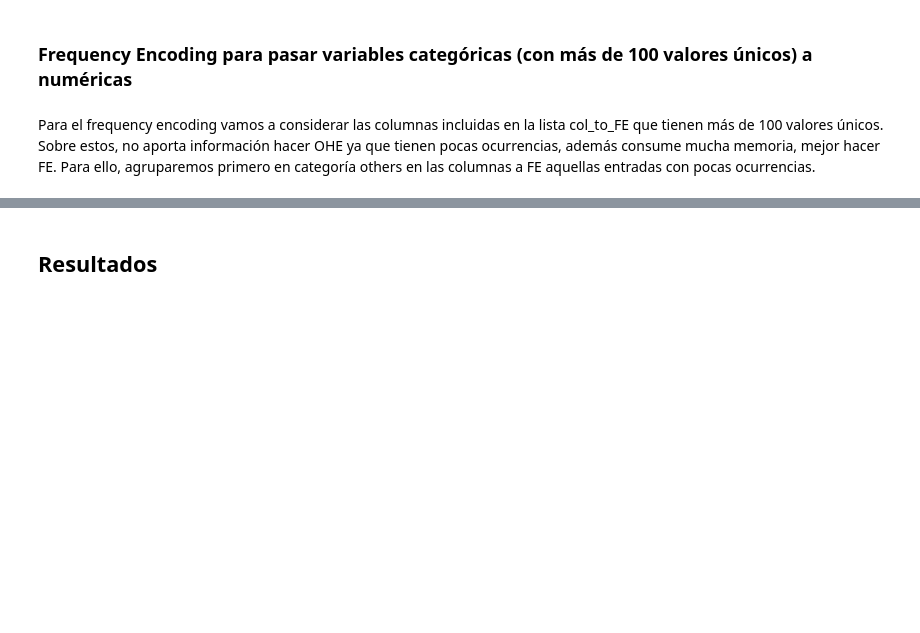
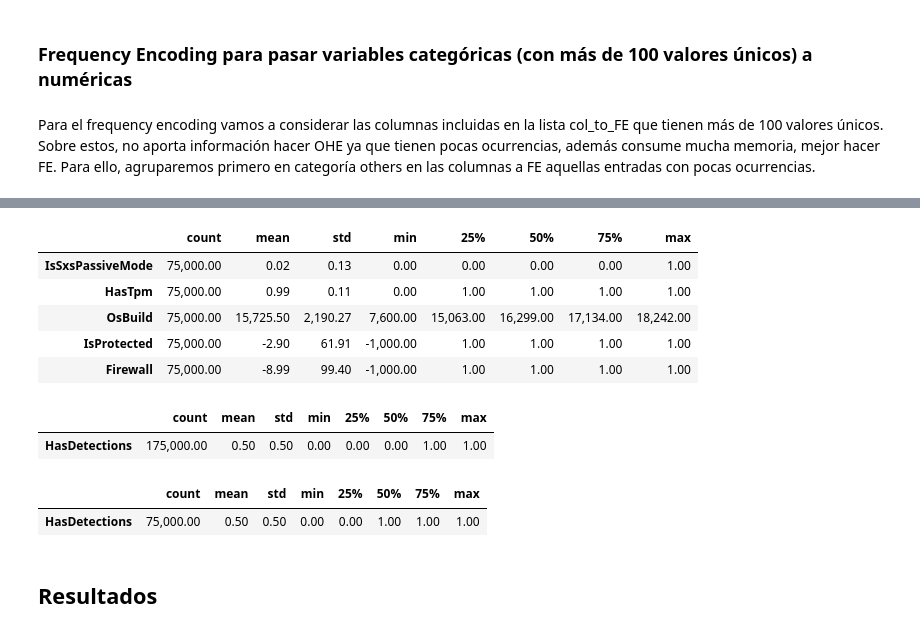
Before and after one commit to Orlan-138/Entregable_MMP, a Jupyter notebook: 0224_SupML_Grupo7.ipynb, the cells around one changed output, grey strips where cells are left out. Saved outputs shown, nothing was run; the diff lists cells and outputs as text; code cells hidden in the pictures; blank space fills up the shorter version.

```diff
--- a/0224_SupML_Grupo7.ipynb
+++ b/0224_SupML_Grupo7.ipynb
@@ -629,3 +812,22 @@ df_mmp.drop(df_mmp['col'], axis = 1, inplace = True)
+# %%
+X_test.describe().T.head()
+# %% [output]
+|  | count | mean | std | min | 25% | 50% | 75% | max |
+| IsSxsPassiveMode | 75,000.00 | 0.02 | 0.13 | 0.00 | 0.00 | 0.00 | 0.00 | 1.00 |
+| HasTpm | 75,000.00 | 0.99 | 0.11 | 0.00 | 1.00 | 1.00 | 1.00 | 1.00 |
+| OsBuild | 75,000.00 | 15,725.50 | 2,190.27 | 7,600.00 | 15,063.00 | 16,299.00 | 17,134.00 | 18,242.00 |
+| IsProtected | 75,000.00 | -2.90 | 61.91 | -1,000.00 | 1.00 | 1.00 | 1.00 | 1.00 |
+| Firewall | 75,000.00 | -8.99 | 99.40 | -1,000.00 | 1.00 | 1.00 | 1.00 | 1.00 |
+# %%
+y_train.describe().T.head()
+# %% [output]
+|  | count | mean | std | min | 25% | 50% | 75% | max |
+| HasDetections | 175,000.00 | 0.50 | 0.50 | 0.00 | 0.00 | 0.00 | 1.00 | 1.00 |
+# %%
+y_test.describe().T.head()
+# %% [output]
+|  | count | mean | std | min | 25% | 50% | 75% | max |
+| HasDetections | 75,000.00 | 0.50 | 0.50 | 0.00 | 0.00 | 1.00 | 1.00 | 1.00 |
 # %% [markdown]
 ## Resultados
 # %% [markdown]
```
Also changed, not shown: parts of 28 cells of this notebook.
